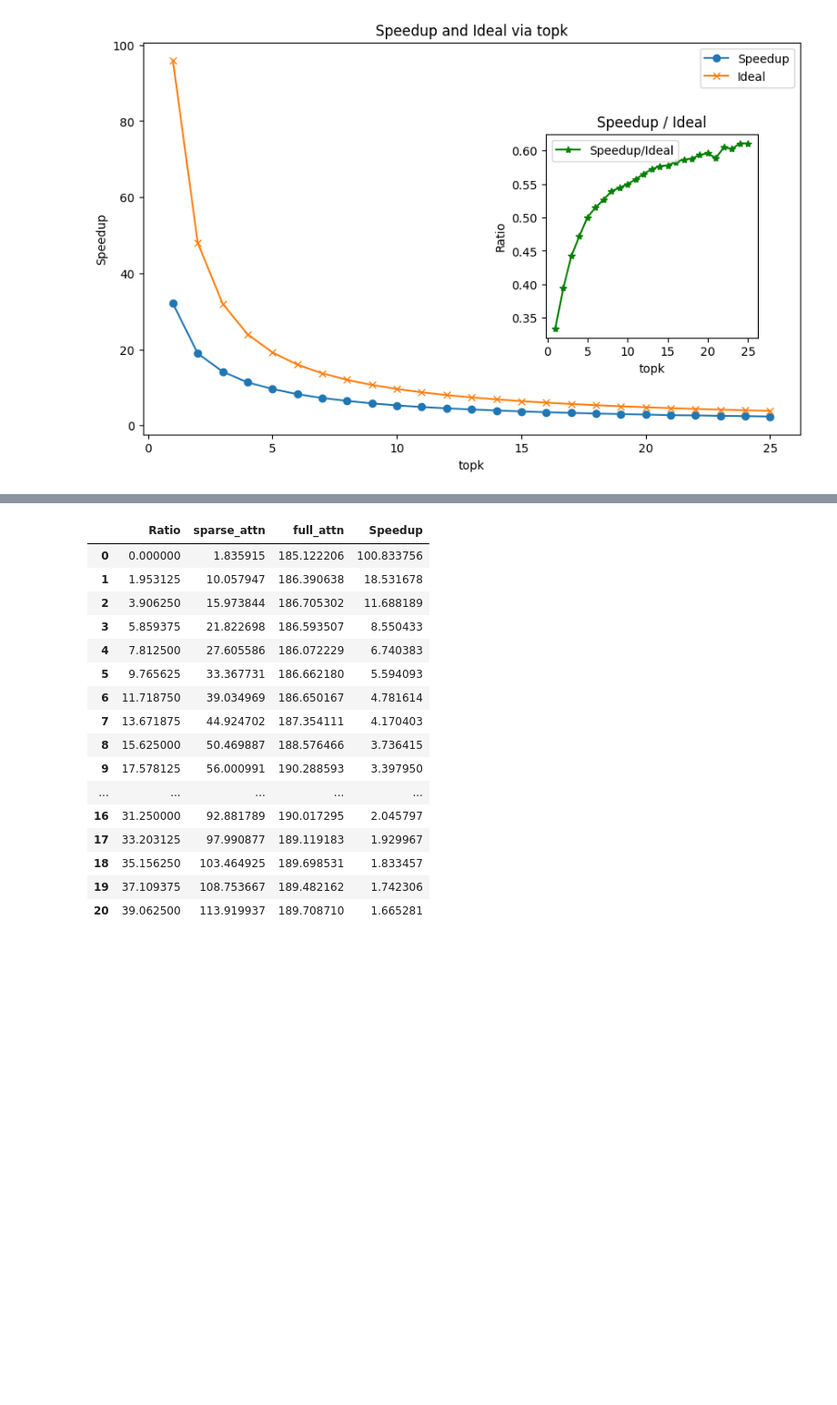
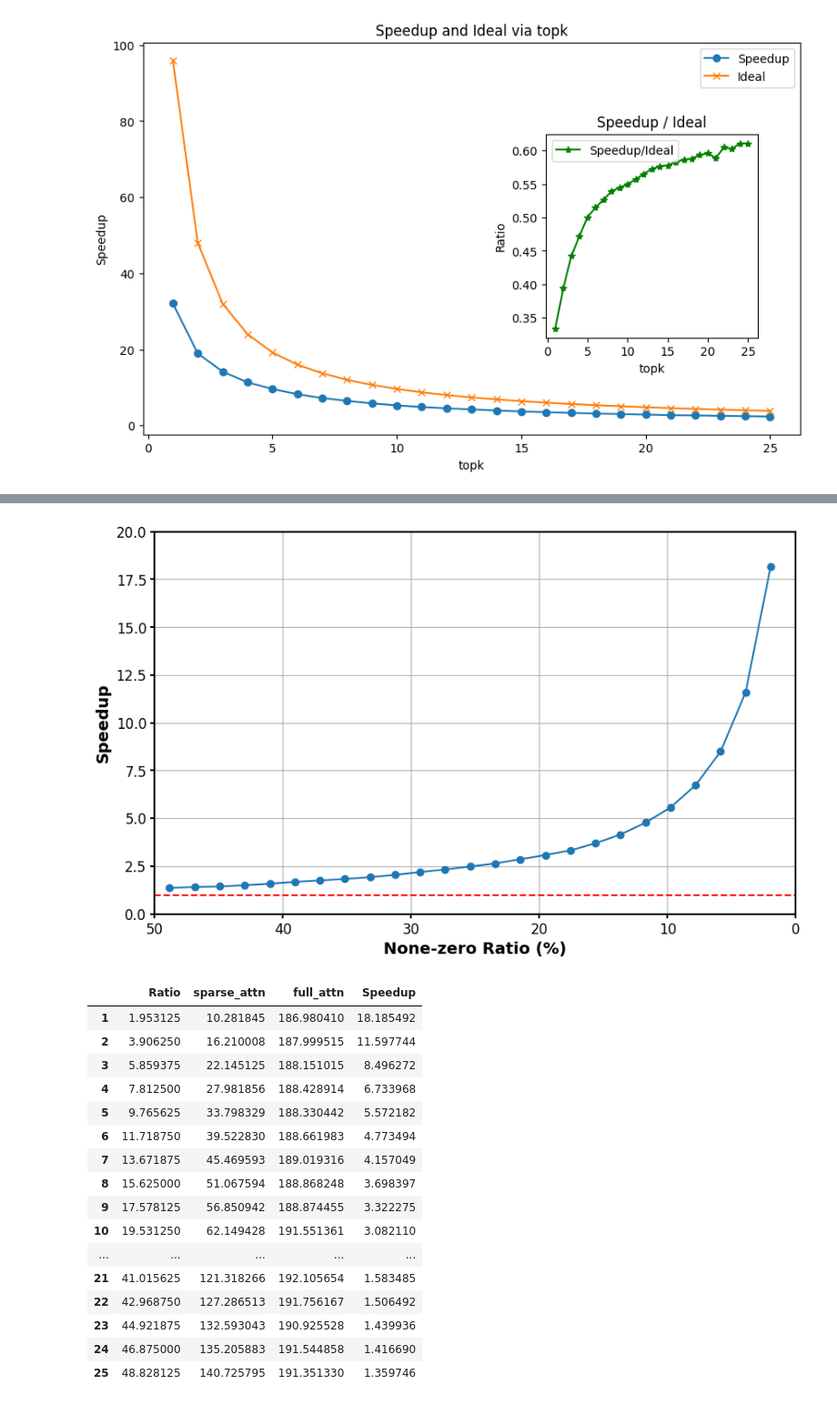
Before and after one commit to Zhichenzzz/Sparse_Attention_Kernel, a Jupyter notebook: plot.ipynb, the cells around one changed output, grey strips where cells are left out. Shown at 91% size. Drawn from its saved outputs; the diff is of its cells as text; code cells hidden in the pictures; blank space fills up the shorter version.

```diff
--- a/plot.ipynb
+++ b/plot.ipynb
@@ -170,41 +181,71 @@ df3
 # %%
 import pandas as pd
 import matplotlib.pyplot as plt
 
 # 读取CSV文件
 file_path = '/home/v-zhizeng/Sparse_Atten_Kernel/sparse_attention/sparse_attn_32k/sparse-attention-batch4-head32-seq32768-causal=True.csv'
 file_2 = '/home/v-zhizeng/Sparse_Atten_Kernel/predictor_kernel/mask_predictor/mask_predictor-batch4-hidden256-Seq32768-fwd.csv'
 df1 = pd.read_csv(file_path)
 df2 = pd.read_csv(file_2)
 
 df1
 df1['Ratio'] = df1['topk'].apply(lambda x: x/256 *100)
 df2['Ratio'] = df2['topk'].apply(lambda x: x/256 *100)
 df1['Speedup'] = df1['Flash-2'] / df1['Triton [FP16]']
 df2['Speedup'] = df2['Torch-fp16'] / df2['Triton-fp16']
 
 df3 = pd.merge(df1, df2, on='Ratio', how='inner')
 # df3 = df3[['Ratio', 'Speedup_x', 'Speedup_y']]
 df3['sparse_attn'] = df3['Triton [FP16]'] + df3['Triton-fp16']
 df3['full_attn'] = df3['Flash-2'] + df3['Torch-fp16']
 df3['Speedup'] = df3['full_attn'] / df3['sparse_attn']
 df3 = df3[['Ratio', 'sparse_attn', 'full_attn','Speedup']]
+df3= df3.iloc[1:26]
+# 创建图表
+plt.figure(figsize=(10, 6))
+plt.plot(df3['Ratio'], df3['Speedup'], marker='o')
+
+# 添加标题和标签
+# plt.title('Sparse Attention Speedup compared to Full Attention (flashattention-2)')
+plt.xlabel('None-zero Ratio (%)', fontsize=14, fontweight='bold')
+plt.ylabel('Speedup', fontsize=14, fontweight='bold')
+# 加粗坐标轴
+ax = plt.gca()  # 获取当前坐标轴
+ax.spines['top'].set_linewidth(1.5)
+ax.spines['right'].set_linewidth(1.5)
+ax.spines['bottom'].set_linewidth(1.5)
+ax.spines['left'].set_linewidth(1.5)
+
+# 加粗坐标轴刻度
+ax.tick_params(axis='both', which='major', labelsize=12, width=1.5)
+
+# 反转x轴
+plt.xlim(0, 50)
+
+plt.gca().invert_xaxis()
+plt.axhline(y=1, color='r', linestyle='--')
+
+# 显示图表
+plt.grid(True)
+plt.ylim(0, 20)
+plt.show()
 df3
 # %% [output]
+[figure, added]
 |  | Ratio | sparse_attn | full_attn | Speedup |
-| 0 | 0.000000 | 1.835915 | 185.122206 | 100.833756 |
-| 1 | 1.953125 | 10.057947 | 186.390638 | 18.531678 |
-| 2 | 3.906250 | 15.973844 | 186.705302 | 11.688189 |
-| 3 | 5.859375 | 21.822698 | 186.593507 | 8.550433 |
-| 4 | 7.812500 | 27.605586 | 186.072229 | 6.740383 |
-| 5 | 9.765625 | 33.367731 | 186.662180 | 5.594093 |
-| 6 | 11.718750 | 39.034969 | 186.650167 | 4.781614 |
-| 7 | 13.671875 | 44.924702 | 187.354111 | 4.170403 |
-| 8 | 15.625000 | 50.469887 | 188.576466 | 3.736415 |
-| 9 | 17.578125 | 56.000991 | 190.288593 | 3.397950 |
+| 1 | 1.953125 | 10.281845 | 186.980410 | 18.185492 |
+| 2 | 3.906250 | 16.210008 | 187.999515 | 11.597744 |
+| 3 | 5.859375 | 22.145125 | 188.151015 | 8.496272 |
+| 4 | 7.812500 | 27.981856 | 188.428914 | 6.733968 |
+| 5 | 9.765625 | 33.798329 | 188.330442 | 5.572182 |
+| 6 | 11.718750 | 39.522830 | 188.661983 | 4.773494 |
+| 7 | 13.671875 | 45.469593 | 189.019316 | 4.157049 |
+| 8 | 15.625000 | 51.067594 | 188.868248 | 3.698397 |
+| 9 | 17.578125 | 56.850942 | 188.874455 | 3.322275 |
+| 10 | 19.531250 | 62.149428 | 191.551361 | 3.082110 |
 | ... | ... | ... | ... | ... |
-| 16 | 31.250000 | 92.881789 | 190.017295 | 2.045797 |
-| 17 | 33.203125 | 97.990877 | 189.119183 | 1.929967 |
-| 18 | 35.156250 | 103.464925 | 189.698531 | 1.833457 |
-| 19 | 37.109375 | 108.753667 | 189.482162 | 1.742306 |
-| 20 | 39.062500 | 113.919937 | 189.708710 | 1.665281 |
+| 21 | 41.015625 | 121.318266 | 192.105654 | 1.583485 |
+| 22 | 42.968750 | 127.286513 | 191.756167 | 1.506492 |
+| 23 | 44.921875 | 132.593043 | 190.925528 | 1.439936 |
+| 24 | 46.875000 | 135.205883 | 191.544858 | 1.416690 |
+| 25 | 48.828125 | 140.725795 | 191.351330 | 1.359746 |
```
Also changed, not shown: parts of 2 cells of this notebook, 13 other files.
